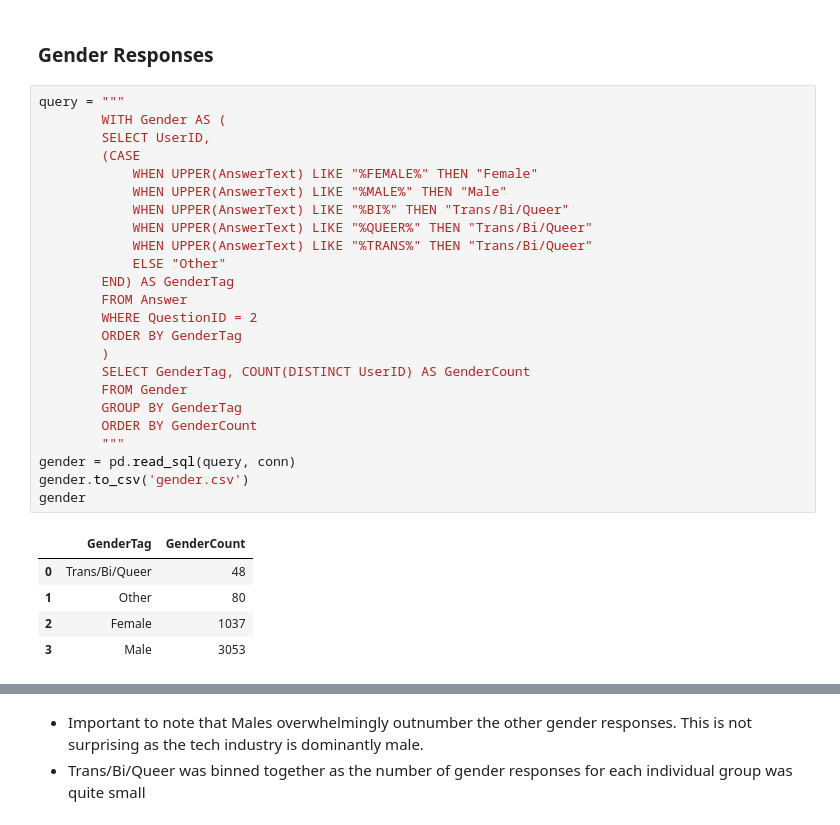
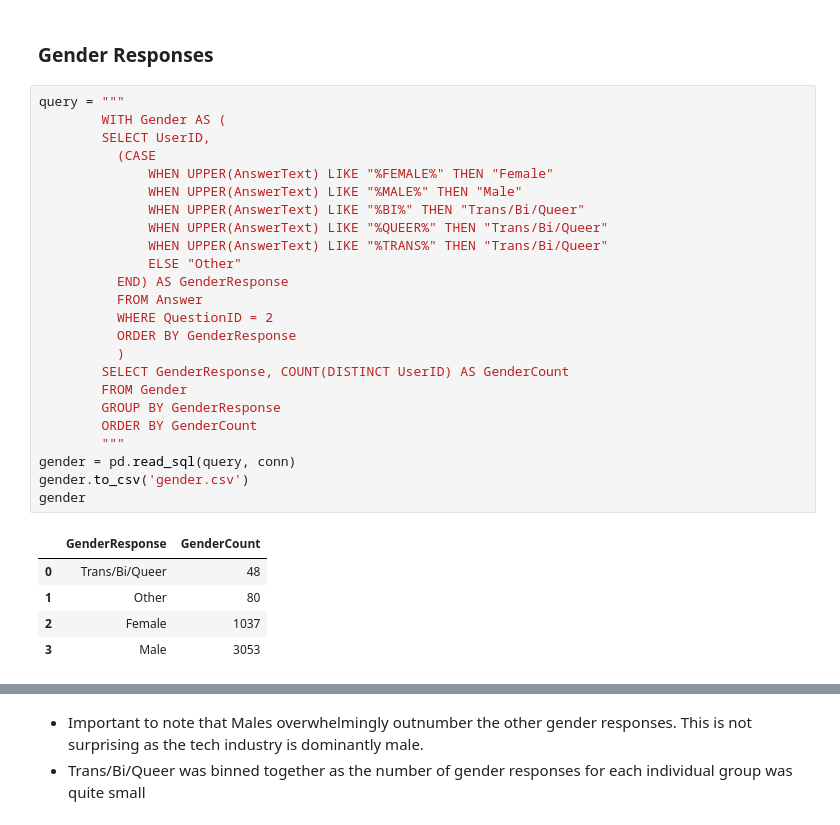
Before and after one commit to rnop/Mental-Health-Project, a Jupyter notebook: Mental_Health_Project_Notebook.ipynb, the cells around one changed output, grey strips where cells are left out. Drawn from its saved outputs; the diff is of its cells as text.

```diff
--- a/Mental_Health_Project_Notebook.ipynb
+++ b/Mental_Health_Project_Notebook.ipynb
@@ -253,29 +258,29 @@ Name: Mental_Health_Diagnosis, dtype: float64
 # %%
 query = """
         WITH Gender AS (
         SELECT UserID,
-        (CASE
-            WHEN UPPER(AnswerText) LIKE "%FEMALE%" THEN "Female"
-            WHEN UPPER(AnswerText) LIKE "%MALE%" THEN "Male"
-            WHEN UPPER(AnswerText) LIKE "%BI%" THEN "Trans/Bi/Queer"
-            WHEN UPPER(AnswerText) LIKE "%QUEER%" THEN "Trans/Bi/Queer"
-            WHEN UPPER(AnswerText) LIKE "%TRANS%" THEN "Trans/Bi/Queer"
-            ELSE "Other"
-        END) AS GenderTag
-        FROM Answer
-        WHERE QuestionID = 2
-        ORDER BY GenderTag
-        )
-        SELECT GenderTag, COUNT(DISTINCT UserID) AS GenderCount
+          (CASE
+              WHEN UPPER(AnswerText) LIKE "%FEMALE%" THEN "Female"
+              WHEN UPPER(AnswerText) LIKE "%MALE%" THEN "Male"
+              WHEN UPPER(AnswerText) LIKE "%BI%" THEN "Trans/Bi/Queer"
+              WHEN UPPER(AnswerText) LIKE "%QUEER%" THEN "Trans/Bi/Queer"
+              WHEN UPPER(AnswerText) LIKE "%TRANS%" THEN "Trans/Bi/Queer"
+              ELSE "Other"
+          END) AS GenderResponse
+          FROM Answer
+          WHERE QuestionID = 2
+          ORDER BY GenderResponse
+          )
+        SELECT GenderResponse, COUNT(DISTINCT UserID) AS GenderCount
         FROM Gender
-        GROUP BY GenderTag
+        GROUP BY GenderResponse
         ORDER BY GenderCount
         """
 gender = pd.read_sql(query, conn)
 gender.to_csv('gender.csv')
 gender
 # %% [output]
-|  | GenderTag | GenderCount |
+|  | GenderResponse | GenderCount |
 | 0 | Trans/Bi/Queer | 48 |
 | 1 | Other | 80 |
 | 2 | Female | 1037 |
```
Also changed, not shown: parts of 7 cells of this notebook.
